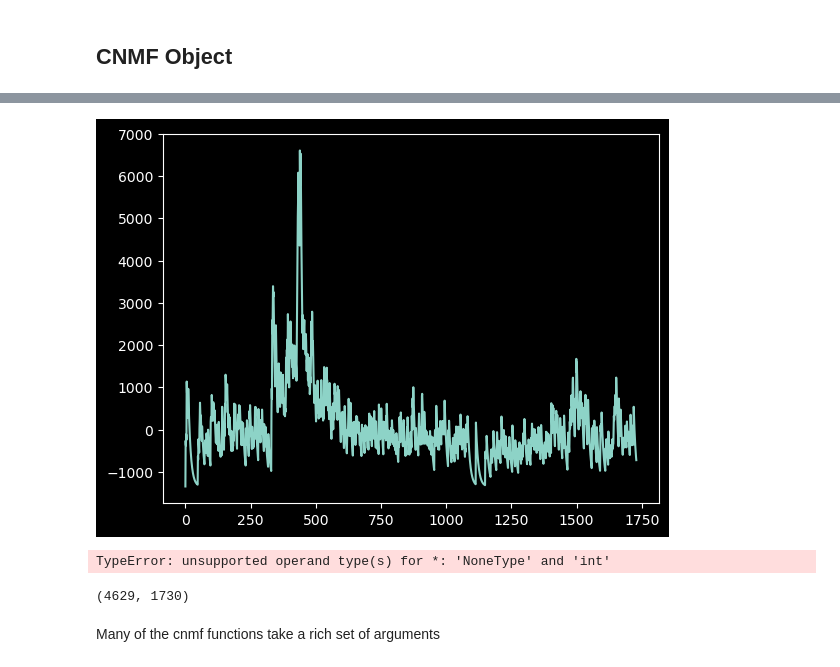
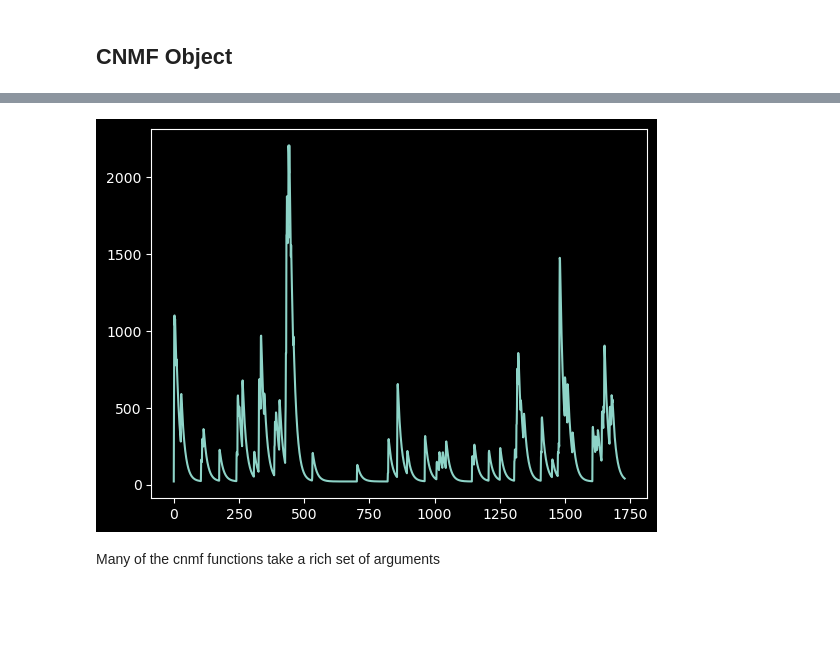
Before and after one commit to MillerBrainObservatory/LBM-CaImAn-Python, a Jupyter notebook: demos/notebooks/segmentation.ipynb, the cells around one changed output, grey strips where cells are left out. Cells and saved outputs as stored; diff of their text form; code cells hidden in the pictures; blank space fills up the shorter version.

```diff
--- a/demos/notebooks/segmentation.ipynb
+++ b/demos/notebooks/segmentation.ipynb
@@ -186,8 +195,6 @@ rval_thr = 0.80             # space correlation threshold for accepting a compon
 # %%
 params_cnmf = {
     'main': {
-        'fnames': [movie_path],
-        'var_name_hdf5': 'plane_2',
         'fr': fr,
         'dxy': dxy,
         'decay_time': decay_time,
@@ -205,7 +212,6 @@ params_cnmf = {
         'stride': stride_cnmf,
         'method_init': method_init,
         'rolling_sum': True,
-        'only_init': True,
         'use_cnn': False,
         'ssub': ssub,
         'tsub': tsub,
@@ -239,5 +238,0 @@ item1.outputs['traceback']
-# %%
-run_last_item_flag = True
-if run_last_item_flag:
-    index = -1  # most recently added item
-    df.iloc[index].caiman.run()
@@ -300,5 +285,8 @@ Similar to mcorr, you can use the `mesmerize-core` API to fetch the outputs.
 # %% [markdown]
 ## CNMF Object
 # %%
+# Outputs and correlation image
+df = df.caiman.reload_from_disk()
+
 cnmf_model = df.iloc[-1].cnmf.get_output()
 correlation_image = df.iloc[-1].caiman.get_corr_image()
@@ -325,14 +337,6 @@ data:
 # %%
 # dim order: txy[,z]
-plt.plot(cnmf_model.estimates.C[0,:])
+plt.plot(cnmf_model.estimates.C[3,:])
 plt.show()
 # %% [output]
-[figure, old version]
+[figure, new version]
-# %%
-# calculate stride and overlap from parameters
-cnmf_patch_width = cnmf_model.params.patch['rf']*2 + 1
-cnmf_patch_overlap = cnmf_model.params.patch['stride'] + 1
-cnmf_patch_stride = cnmf_patch_width - cnmf_patch_overlap
-print(f'Patch width: {cnmf_patch_width} , Stride: {cnmf_patch_stride}, Overlap: {cnmf_patch_overlap}');
-# %% [output]
-TypeError: unsupported operand type(s) for *: 'NoneType' and 'int'
@@ -344,4 +342,0 @@ temporal = df.iloc[index].cnmf.get_temporal()
-# %%
-temporal.shape
-# %% [output]
-(4629, 1730)
```
Also changed, not shown: parts of 34 cells of this notebook, 2 other files.
